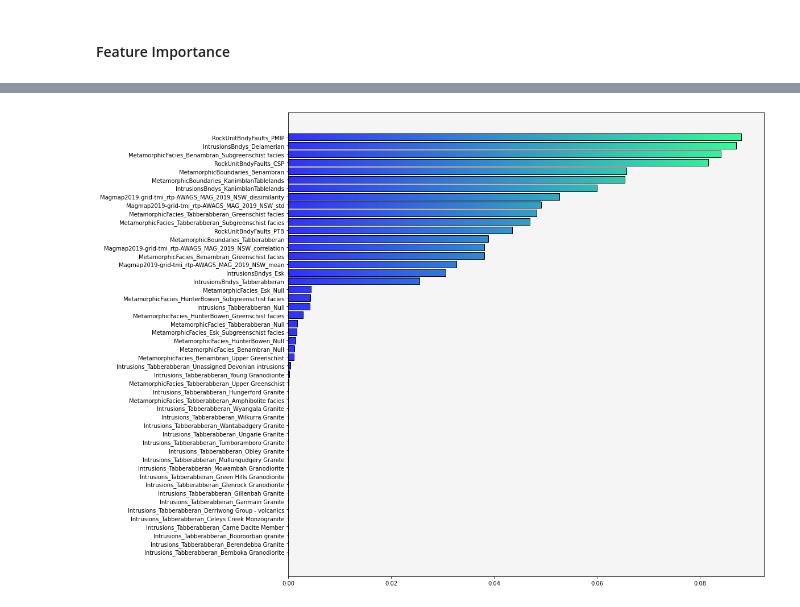
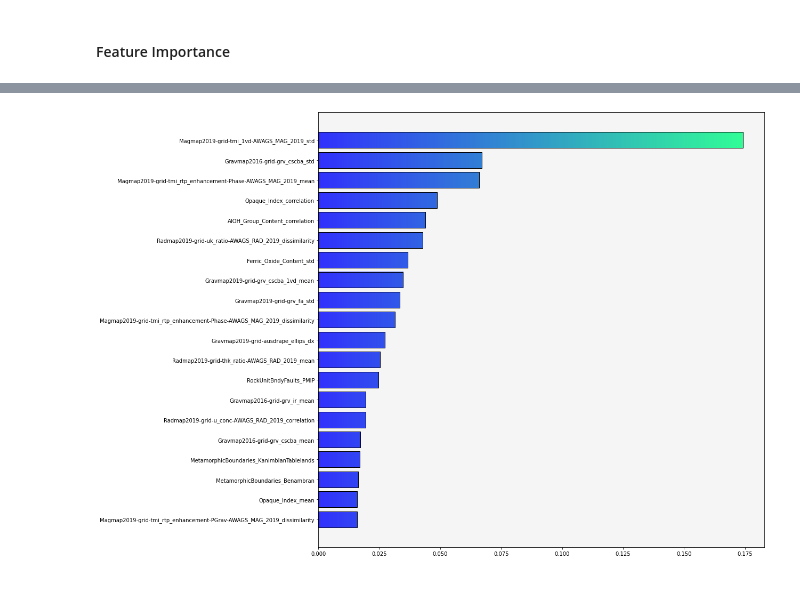
Before and after one commit to EarthByte/MPM_Lachlan_Laterite, a Jupyter notebook: Lachlan_MPM_v1.0.ipynb, the cells around one changed output, grey strips where cells are left out. Drawn from its saved outputs; the diff is of its cells as text; code cells hidden in the pictures.

```diff
--- a/Lachlan_MPM_v1.0.ipynb
+++ b/Lachlan_MPM_v1.0.ipynb
@@ -477,7 +663,7 @@ def get_dist_lines(xs, ys, lines, column_names):
         dist_to_line = []
 
         for p in points:
-            dist_to_line.append(round(p.dist(line_tree.nearest(p)), 2))
+            dist_to_line.append(round(p.distance(line_tree.nearest(p)), 2))
 
         dist_to_lines.append(dist_to_line)
 
@@ -704,6 +963,7 @@ else:
     deposit_training_data = pd.concat([
         deposit_coords,
         deposit_grid_data,
+        deposit_elev_data,
         deposit_vector_data,
         deposit_cat_data
     ],
@@ -841,6 +1113,7 @@ else:
     unlab_training_data = pd.concat([
         unlab_coords,
         unlab_grid_data,
+        unlab_elev_data,
         unlab_vector_data,
         unlab_cat_data],
         axis=1
@@ -858,6 +1131,12 @@ Xy_train_original_df_file = './Datasets/Outputs/Xy_train_original.csv'
 if os.path.isfile(Xy_train_original_df_file):
     Xy_train_original_df = pd.read_csv(Xy_train_original_df_file, index_col=False)
     print('Features file already exists!')
+
+    with open('./Datasets/Outputs/st_scaler.pkl', 'rb') as f:
+        st_scaler = pickle.load(f)
+
+    with open('./Datasets/Outputs/encoder.pkl', 'rb') as f:
+        enc = pickle.load(f)
 else:
     deposit_labels = deposit_training_data['label']
     unlab_labels = unlab_training_data['label']
@@ -953,17 +1232,12 @@ if os.path.isfile('./Datasets/Outputs/model.pkl'):
     # load the model
     with open('./Datasets/Outputs/model.pkl', 'rb') as f:
         bc_best = pickle.load(f)
-#     Xy_train_df = pd.read_csv(ml_output_dir + 'Xy_train_muller2019.csv', index_col=False)
 else:
     # Random Forest model structure
     rf = RandomForestClassifier(n_jobs=-1, random_state=42)
-    # bc = BaggingPuClassifier(rf, max_samples=int(sum(y_train)), n_jobs=-1, random_state=1)
     bc = BaggingPuClassifier(rf, n_jobs=-1, random_state=42)
 
-    # print('Parameters currently in use:\n')
-    # pprint(rf.get_params())
-
-    n_iter = 2
+    n_iter = 10
     n_fold = 10
     acc_best = 0
     importances = []
@@ -971,7 +1245,6 @@ else:
     for i in range(n_iter):
         print(f'Iteration {i+1}')
         smote_gan_file = f'./Datasets/Outputs/smote_gan_{i+1}.csv'
-#         smote_gan_file = f'./Datasets/Outputs/smote_gan.csv'
         smote_gan = pd.read_csv(smote_gan_file, index_col=False)
         features = smote_gan[smote_gan.columns[:-1]]
         labels = smote_gan[smote_gan.columns[-1]]
@@ -1000,12 +1273,13 @@ else:
             bc_best = bc_bayes_search.best_estimator_
             bc_best_acc = bc_bayes_search.best_score_
             bc_best_acc_test = X_pred_acc.copy()
-            Xy_train_df.to_csv('./Datasets/Outputs/Xy_train_.csv', index=False)
-            # pd.DataFrame(bc_bayes_search.cv_results_).to_csv('./hyperparameter_tuning.csv', index=False)
-            # num_iter = i.copy()
+            num_iter = i
 
         estimators = bc_bayes_search.best_estimator_.estimators_
         importances.append([estimators[j].feature_importances_.reshape(-1, 1) for j in range(len(estimators))])
+
+    print('Number of the iteration with the highest accuracy:', num_iter)
+    print('The highest accuracy:', bc_best_acc_test)
 
     # save the model
     with open('./Datasets/Outputs/model.pkl', 'wb') as f:
@@ -1128,41 +1372,32 @@ Text(0, 0.5, 'Cumulative Importance')
 # %%
 # print significant features above some threshold
-feature_importances.sort(key=lambda x:x[1])
-ft_imps = [x[1] for x in feature_importances]
+feature_importances_ = feature_importances[:20]
+feature_importances_.sort(key=lambda x:x[1])
+ft_imps = [x[1] for x in feature_importances_]
 
 fig, ax = plt.subplots(figsize=(15, 15))
 ax.set_facecolor('whitesmoke')
 bar = ax.barh(range(len(ft_imps)), ft_imps)
 
 def gradientbars(bars, data):
     ax = bars[0].axes
     lim = ax.get_xlim()+ax.get_ylim()
     for bar in bars:
         bar.set_zorder(1)
         bar.set_facecolor('none')
         bar.set_edgecolor('black')
         x, y = bar.get_xy()
         w, h = bar.get_width(), bar.get_height()
         cmap = plt.get_cmap('winter')
         grad = np.atleast_2d(np.linspace(0, 1*w/max(data), 256))
         ax.imshow(grad, extent=[x, x+w, y, y+h], aspect='auto', zorder=0, norm=mpl.colors.NoNorm(vmin=0, vmax=1), cmap=cmap, alpha=0.8)
-        manual_labels = [x[0] for x in feature_importances]
+        manual_labels = [x[0] for x in feature_importances_]
         ax.set_yticks(np.arange(0, len(data), 1).tolist())
         ax.set_yticklabels(manual_labels, minor=False)
-#         # highlight top 5 features
-#         for i in range(len(data)-6, len(data)):
-#             ax.get_yticklabels()[i].set_color('red')
     ax.axis(lim)
 
 gradientbars(bar, ft_imps)
-# plt.grid(linestyle=':')
 plt.gca().yaxis.grid(False)
-# plt.savefig(
-#     f'./figures/muller2019/importances.png',
-#     bbox_inches='tight',
-#     pad_inches=0.1,
-#     dpi=150
-#     )
 plt.show()
 # %% [output]
-[figure, old version]
+[figure, new version]
```
Also changed, not shown: parts of 32 cells of this notebook, 39 other files.
